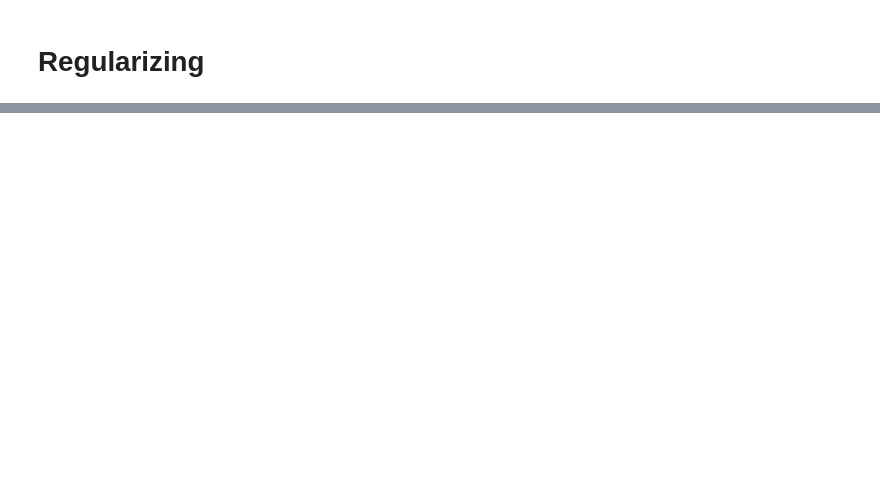
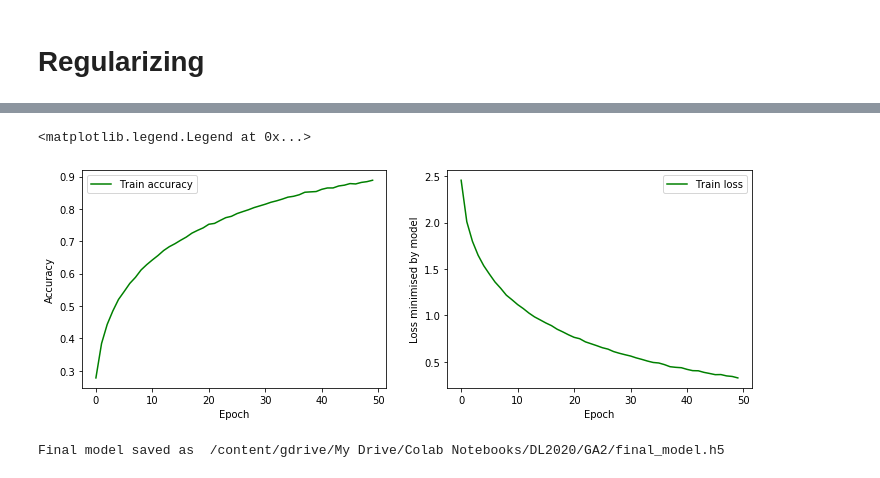
Before and after one commit to gartangh/Deep-Learning-Labs, a Jupyter notebook: Lab 3/dl_ga2_iterative_improvements.ipynb, the cells around one changed output, grey strips where cells are left out. Saved outputs shown, nothing was run; the diff lists cells and outputs as text; code cells hidden in the pictures; blank space fills up the shorter version.

```diff
--- a/Lab 3/dl_ga2_iterative_improvements.ipynb
+++ b/Lab 3/dl_ga2_iterative_improvements.ipynb
@@ -237,7 +207,7 @@ model.summary()
 batch_size = 256
 epochs = 25
 
-checkpoint_dir = "/content/gdrive/My Drive/Colab Notebooks/DL2020/GA1/"
+checkpoint_dir = "/content/gdrive/My Drive/Colab Notebooks/DL2020/GA2/"
 print("Models will be saved in ",checkpoint_dir)
 model_savename = checkpoint_dir+"initialmodel_model_version_0.1.h5"
 checkpoint_path = checkpoint_dir+"cp-{epoch:04d}.ckpt"
@@ -248,7 +218,7 @@ mc_callback = ModelCheckpoint(checkpoint_path,
                               save_best_only=True,
                               verbose=1)
 
-history = model.fit(x_train, r_train,
+history = model.fit(x_train_small, r_train_small,
           batch_size=batch_size,
           epochs=epochs,
           callbacks = [mc_callback],
@@ -435,7 +396,11 @@ plot_history(history)
 # %%
 # retrain on all data
+model = regularized_model(learning_rate=0.0005)
+model.summary()
+
+batch_size=256
+epochs=50
+
 history = model.fit(datagen.flow(x_train_all, r_train_all, batch_size=batch_size),
           epochs=epochs,
-          callbacks = [mc_callback],#, es_callback],
-          validation_data=(x_val, r_val),
           shuffle=True)
@@ -441,0 +425,30 @@ history = model.fit(datagen.flow(x_train_all, r_train_all, batch_size=batch_size
+# %%
+plt.figure(figsize = (12,4))
+plt.subplot(1,2,1)
+
+plt.xlabel('Epoch')
+plt.ylabel('Accuracy')
+plt.plot(history.epoch, np.array(history.history['accuracy']),'g-',
+        label='Train accuracy')
+plt.legend()
+
+plt.subplot(1,2,2)
+plt.xlabel('Epoch')
+plt.ylabel('Loss minimised by model')
+plt.plot(history.epoch, np.array(history.history['loss']),'g-',
+        label='Train loss')
+plt.legend()
+# %% [output]
+<matplotlib.legend.Legend at 0x...>
+[figure, added]
+# %%
+# the file type for storing complete models is ".h5"
+# feel free to change the path to whatever suits you best!
+checkpoint_dir = "/content/gdrive/My Drive/Colab Notebooks/DL2020/GA2/"
+modelpath = checkpoint_dir+"final_model.h5"
+print("Final model saved as ",modelpath)
+
+# Save entire model to a HDF5 file
+model.save(modelpath)
+# %% [output]
+Final model saved as  /content/gdrive/My Drive/Colab Notebooks/DL2020/GA2/final_model.h5
```
Also changed, not shown: parts of 11 cells of this notebook, 2 other files.
